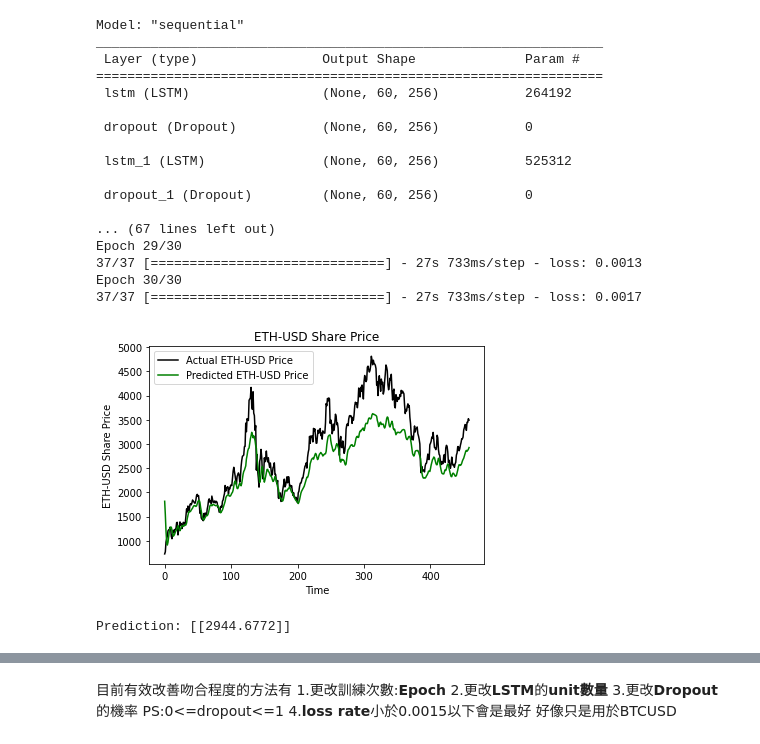
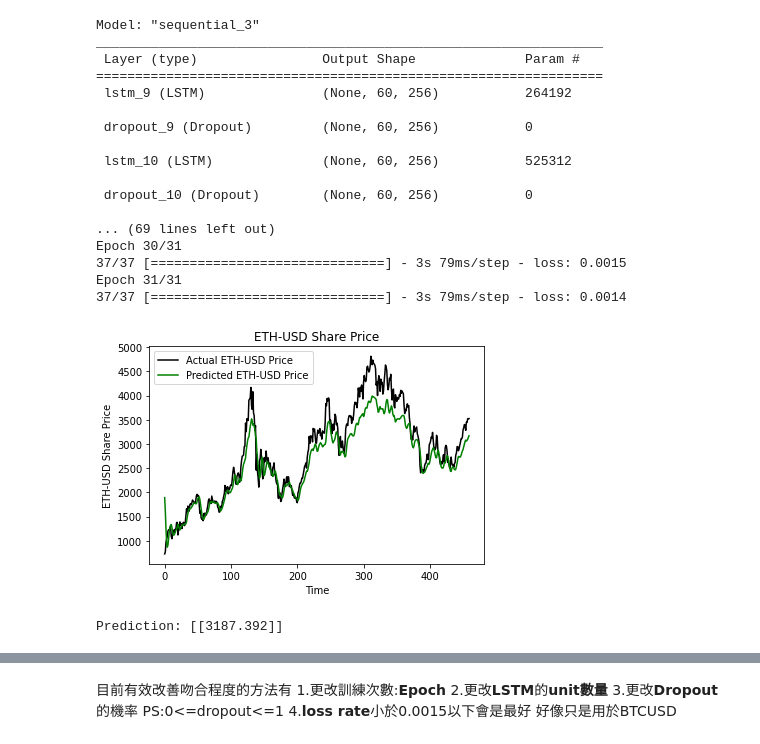
Before and after one commit to hibana2077/AI-stock-crypto-prediction, a Jupyter notebook: LSTM_Sample.ipynb, the cells around one changed output, grey strips where cells are left out. Drawn from its saved outputs; the diff is of its cells as text; code cells hidden in the pictures.

```diff
--- a/LSTM_Sample.ipynb
+++ b/LSTM_Sample.ipynb
@@ -102,7 +102,7 @@ from tensorflow.keras.layers import Dense, Dropout, LSTM
 #Load Data
 company = 'ETH-USD'
 
-start = dt.datetime(2017, 1, 1)
+start = dt.datetime(2016, 1, 1)
 end = dt.datetime(2021, 3, 31)
 
 data = web.DataReader(company, 'yahoo', start, end)
@@ -136,7 +136,7 @@ model.add(Dense(units=1)) #prediction of the next closing value
 
 model.summary()
 model.compile(optimizer='adam', loss='mean_squared_error')
-model.fit(x_train, y_train, epochs=30, batch_size=32)
+model.fit(x_train, y_train, epochs=31, batch_size=32)
 
 '''Test the model accuracy on existing data'''
 
@@ -164,42 +164,42 @@ x_test=np.reshape(x_test, (x_test.shape[0], x_test.shape[1], 1))
 
 predicted_prices=model.predict(x_test)
 predicted_prices=scaler.inverse_transform(predicted_prices)
 
 # Plot the test predictions
 plt.plot(actual_prices, color = "black", label=f"Actual {company} Price")
 plt.plot(predicted_prices, color="green", label=f"Predicted {company} Price")
 plt.title(f"{company} Share Price")
 plt.xlabel("Time")
 plt.ylabel(f"{company} Share Price")
 plt.legend()
 plt.show()
 
 #Predict Next Day
 
 real_data = [model_inputs[len(model_inputs)  - prediction_days:len(model_inputs+1), 0]]
 real_data = np.array(real_data)
 real_data=np.reshape(real_data, (real_data.shape[0], real_data.shape[1],1))
 
 prediction=model.predict(real_data)
 prediction = scaler.inverse_transform(prediction)
 print(f"Prediction: {prediction}")
 # %% [output]
-Model: "sequential"
+Model: "sequential_3"
 _________________________________________________________________
  Layer (type)                Output Shape              Param #
 =================================================================
- lstm (LSTM)                 (None, 60, 256)           264192
+ lstm_9 (LSTM)               (None, 60, 256)           264192
 
- dropout (Dropout)           (None, 60, 256)           0
+ dropout_9 (Dropout)         (None, 60, 256)           0
 
- lstm_1 (LSTM)               (None, 60, 256)           525312
+ lstm_10 (LSTM)              (None, 60, 256)           525312
 
- dropout_1 (Dropout)         (None, 60, 256)           0
+ dropout_10 (Dropout)        (None, 60, 256)           0
 
-... (67 lines left out)
-Epoch 29/30
-37/37 [==============================] - 27s 733ms/step - loss: 0.0013
-Epoch 30/30
-37/37 [==============================] - 27s 733ms/step - loss: 0.0017
+... (69 lines left out)
+Epoch 30/31
+37/37 [==============================] - 3s 79ms/step - loss: 0.0015
+Epoch 31/31
+37/37 [==============================] - 3s 79ms/step - loss: 0.0014
-[figure, old version]
+[figure, new version]
-Prediction: [[2944.6772]]
+Prediction: [[3187.392]]
```
Also changed, not shown: parts of 6 cells of this notebook.
